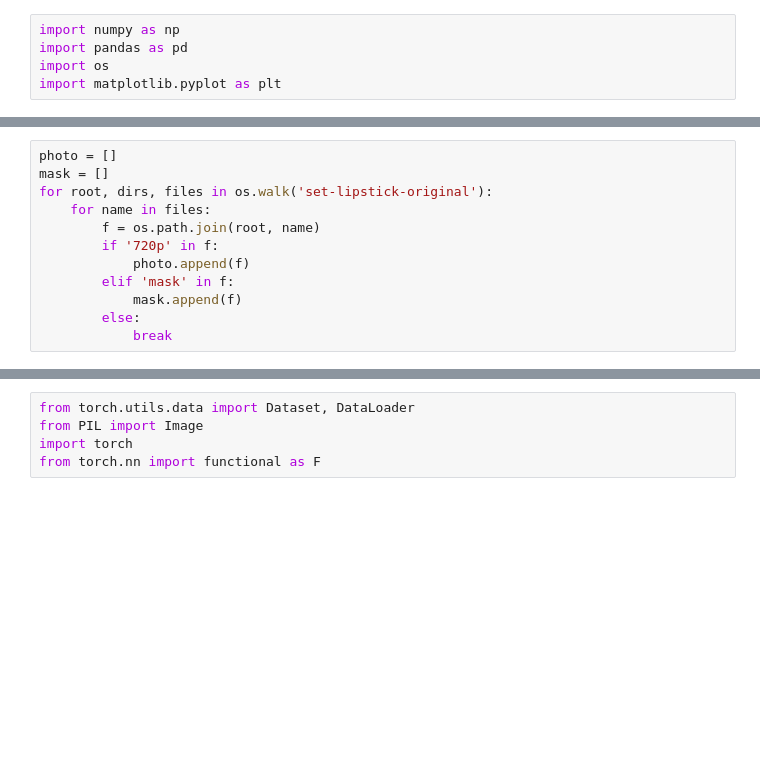
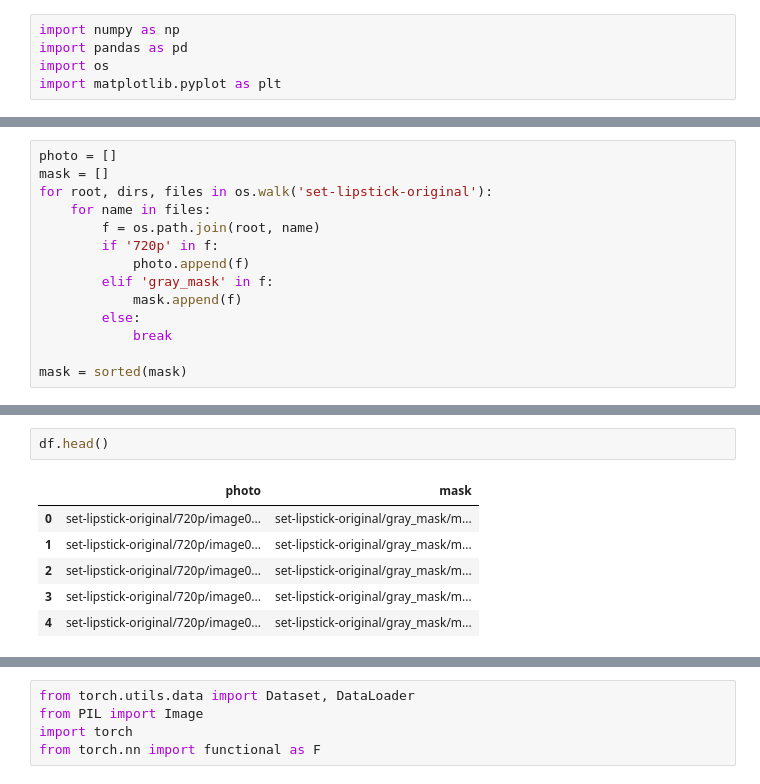
Before and after one commit to rabenkralle/PyTorch-for-Neural-Network, a Jupyter notebook: lesson_3/HW3.ipynb, the cells around one changed output, grey strips where cells are left out. Saved outputs shown, nothing was run; the diff lists cells and outputs as text; blank space fills up the shorter version.

```diff
--- a/lesson_3/HW3.ipynb
+++ b/lesson_3/HW3.ipynb
@@ -36,10 +54,12 @@ for root, dirs, files in os.walk('set-lipstick-original'):
         f = os.path.join(root, name)
         if '720p' in f:
             photo.append(f)
-        elif 'mask' in f:
+        elif 'gray_mask' in f:
             mask.append(f)
         else:
             break
+
+mask = sorted(mask)
 # %%
 photo_name =[]
 for i in photo:
@@ -139,0 +107,9 @@ print(df.head(5))
+# %%
+df.head()
+# %% [output]
+|  | photo | mask |
+| 0 | set-lipstick-original/720p/image0... | set-lipstick-original/gray_mask/m... |
+| 1 | set-lipstick-original/720p/image0... | set-lipstick-original/gray_mask/m... |
+| 2 | set-lipstick-original/720p/image0... | set-lipstick-original/gray_mask/m... |
+| 3 | set-lipstick-original/720p/image0... | set-lipstick-original/gray_mask/m... |
+| 4 | set-lipstick-original/720p/image0... | set-lipstick-original/gray_mask/m... |
```
Also changed, not shown: parts of 16 cells of this notebook.
